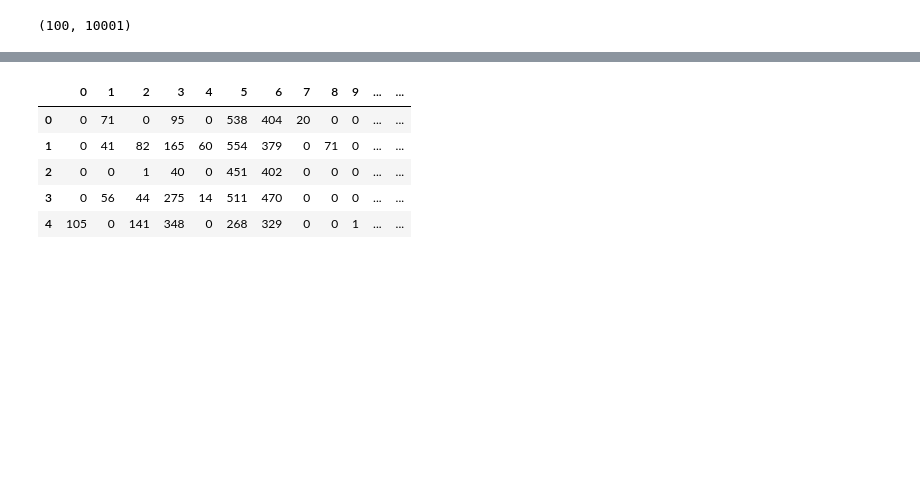
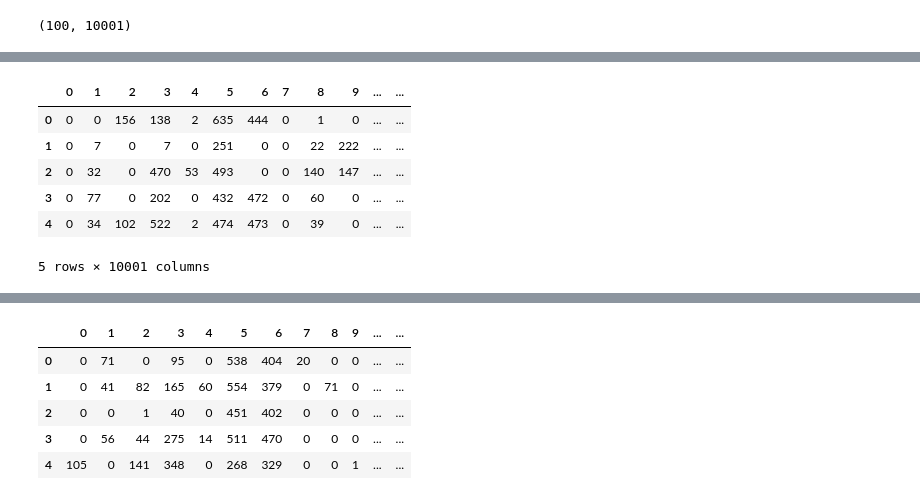
Before and after one commit to thomask902/2024-Numerical-Optimization-Research, a Jupyter notebook: data_exploration.ipynb, the cells around one changed output, grey strips where cells are left out. Cells and saved outputs as stored; diff of their text form; code cells hidden in the pictures; blank space fills up the shorter version.

```diff
--- a/data_exploration.ipynb
+++ b/data_exploration.ipynb
@@ -25,0 +35,11 @@ KeyboardInterrupt:
+# %%
+val_X = pd.read_csv("arcene/ARCENE/arcene_valid.data", delimiter=" ", header=None)
+val_X.head()
+# %% [output]
+|  | 0 | 1 | 2 | 3 | 4 | 5 | 6 | 7 | 8 | 9 | ... | ... |
+| 0 | 0 | 0 | 156 | 138 | 2 | 635 | 444 | 0 | 1 | 0 | ... | ... |
+| 1 | 0 | 7 | 0 | 7 | 0 | 251 | 0 | 0 | 22 | 222 | ... | ... |
+| 2 | 0 | 32 | 0 | 470 | 53 | 493 | 0 | 0 | 140 | 147 | ... | ... |
+| 3 | 0 | 77 | 0 | 202 | 0 | 432 | 472 | 0 | 60 | 0 | ... | ... |
+| 4 | 0 | 34 | 102 | 522 | 2 | 474 | 473 | 0 | 39 | 0 | ... | ... |
+5 rows × 10001 columns
```
Also changed, not shown: parts of 20 cells of this notebook.
